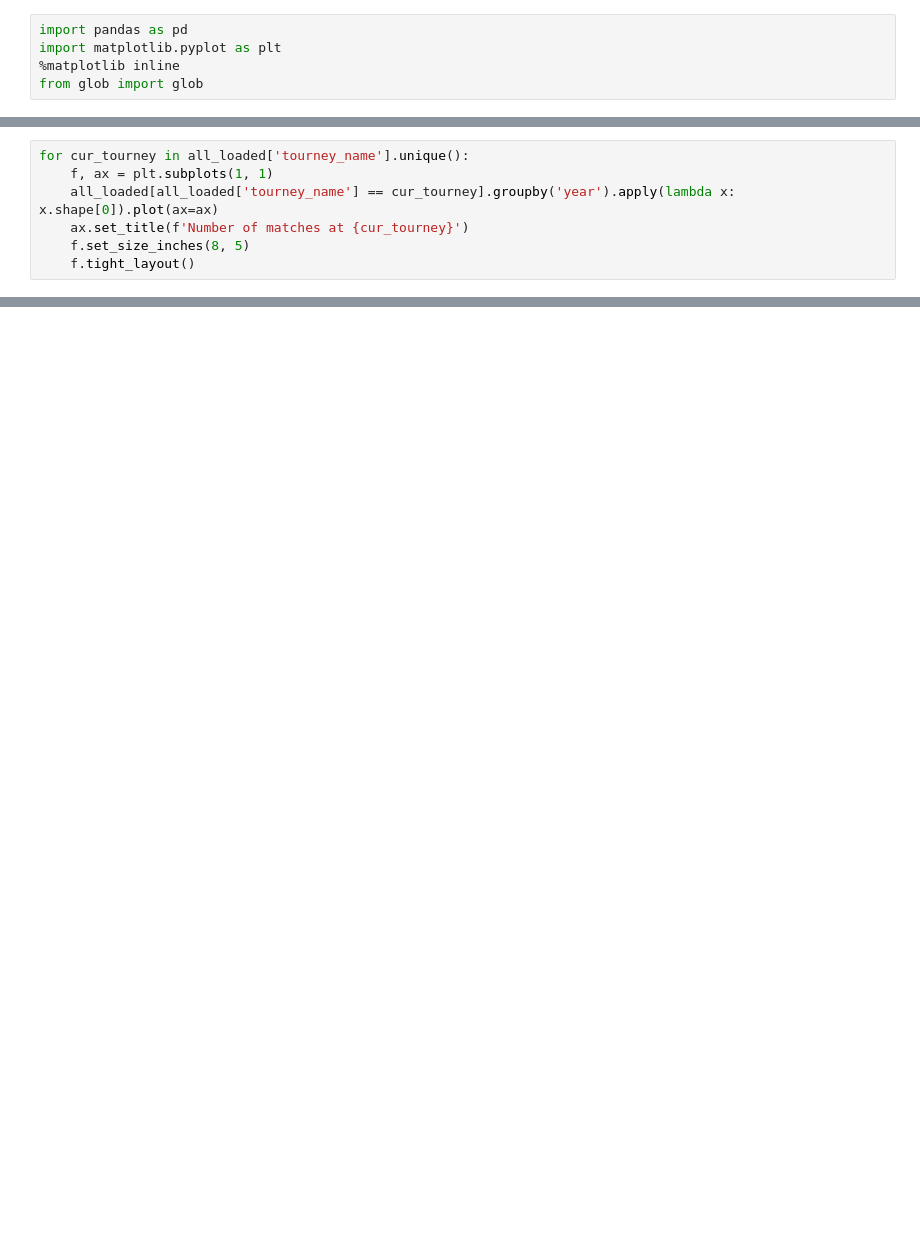
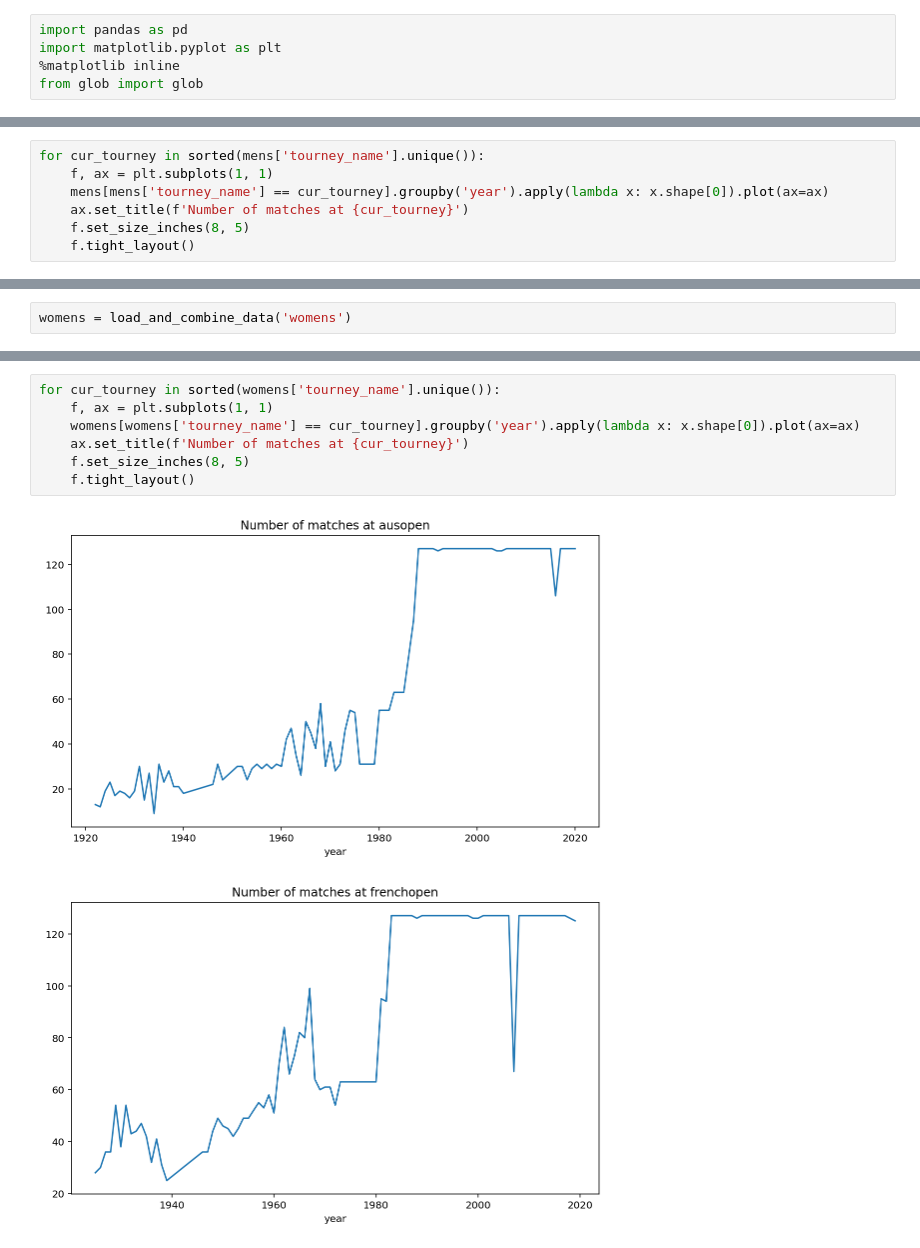
Before and after one commit to martiningram/all_time_slam_elo, a Jupyter notebook: Check derived data.ipynb, the cells around one changed output, grey strips where cells are left out. Drawn from its saved outputs; the diff is of its cells as text; blank space fills up the shorter version.

Commit message:
Fix Women's and tidy a little bit

```diff
--- a/Check derived data.ipynb
+++ b/Check derived data.ipynb
@@ -24,7 +30,7 @@ all_loaded.head()
 # %%
-for cur_tourney in all_loaded['tourney_name'].unique():
+for cur_tourney in sorted(mens['tourney_name'].unique()):
     f, ax = plt.subplots(1, 1)
-    all_loaded[all_loaded['tourney_name'] == cur_tourney].groupby('year').apply(lambda x: x.shape[0]).plot(ax=ax)
+    mens[mens['tourney_name'] == cur_tourney].groupby('year').apply(lambda x: x.shape[0]).plot(ax=ax)
     ax.set_title(f'Number of matches at {cur_tourney}')
     f.set_size_inches(8, 5)
     f.tight_layout()
@@ -35,0 +42,2 @@ for cur_tourney in all_loaded['tourney_name'].unique():
+# %%
+womens = load_and_combine_data('womens')
@@ -35,0 +53,10 @@ for cur_tourney in all_loaded['tourney_name'].unique():
+# %%
+for cur_tourney in sorted(womens['tourney_name'].unique()):
+    f, ax = plt.subplots(1, 1)
+    womens[womens['tourney_name'] == cur_tourney].groupby('year').apply(lambda x: x.shape[0]).plot(ax=ax)
+    ax.set_title(f'Number of matches at {cur_tourney}')
+    f.set_size_inches(8, 5)
+    f.tight_layout()
+# %% [output]
+[figure, added]
+[figure, added]
```
Also changed, not shown: parts of 5 cells of this notebook, 6 other files.
